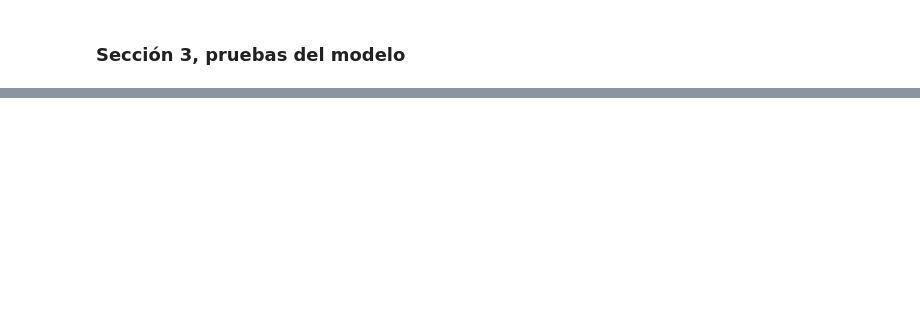
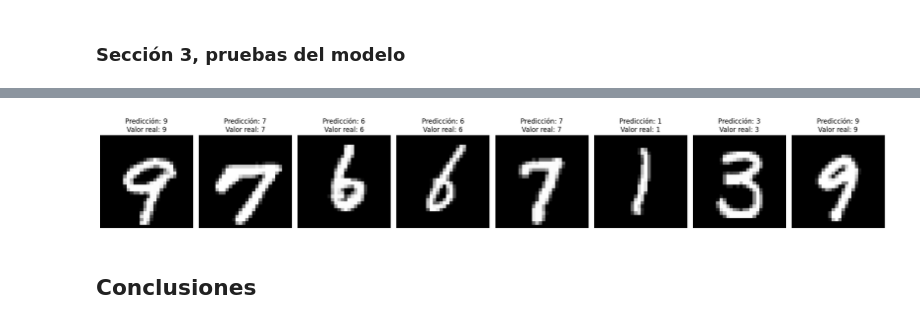
Before and after one commit to Morax19/ML_UCV, a Jupyter notebook: Tarea2/Tarea2_ML_DanielHernandez.ipynb, the cells around one changed output, grey strips where cells are left out. Saved outputs shown, nothing was run; the diff lists cells and outputs as text; code cells hidden in the pictures; blank space fills up the shorter version.

```diff
--- a/Tarea2/Tarea2_ML_DanielHernandez.ipynb
+++ b/Tarea2/Tarea2_ML_DanielHernandez.ipynb
@@ -371,2 +433,20 @@ conf_matrix_SVM = confusion_matrix(y_test, y_pred_SVM)
+# %%
+samples = 8
+samples_index = np.random.choice(len(X_test), samples, replace = False)
+
+plt.figure(figsize=(20, 10))
+
+for i, index in enumerate(samples_index):
+    plt.subplot(1, samples, i + 1)
+    plt.imshow(X_test[index].reshape(28, 28), cmap = 'gray')
+    plt.title(f"Predicción: {y_pred_SVM[index]}\nValor real: {y_test[index]}")
+    plt.axis('off')
+
+plt.tight_layout()
+plt.show()
+# %% [output]
+[figure, added]
+# %% [markdown]
+## Conclusiones
 # %%
 filename = 'final_model.joblib'
```
Also changed, not shown: parts of 64 cells of this notebook.
